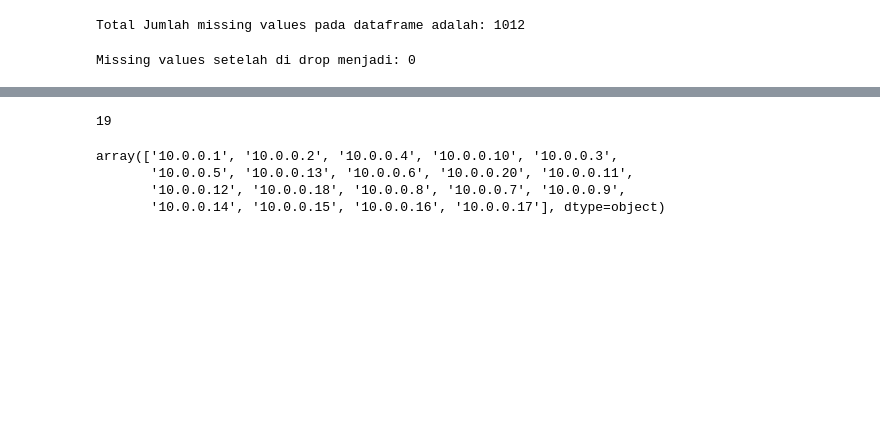
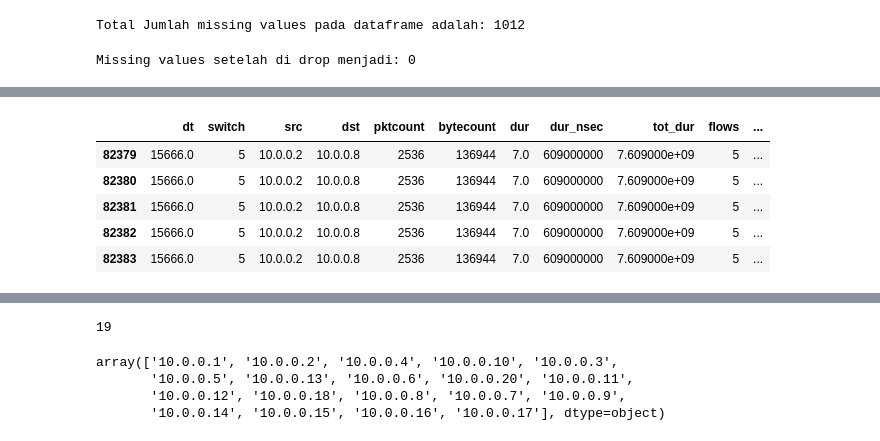
Before and after one commit to andiubaid09/Exploratory-Data-Analysis, a Jupyter notebook: Network Flow IoT/eda_network-flow.ipynb, the cells around one changed output, grey strips where cells are left out. Drawn from its saved outputs; the diff is of its cells as text; code cells hidden in the pictures; blank space fills up the shorter version.

```diff
--- a/Network Flow IoT/eda_network-flow.ipynb
+++ b/Network Flow IoT/eda_network-flow.ipynb
@@ -131,0 +108,10 @@ Jumlah min pada kolom dt adalah:
+# %%
+# Nilai minimum pktperflow
+df[df['pktperflow']== -130933.000000]
+# %% [output]
+|  | dt | switch | src | dst | pktcount | bytecount | dur | dur_nsec | tot_dur | flows | ... |
+| 82379 | 15666.0 | 5 | 10.0.0.2 | 10.0.0.8 | 2536 | 136944 | 7.0 | 609000000 | 7.609000e+09 | 5 | ... |
+| 82380 | 15666.0 | 5 | 10.0.0.2 | 10.0.0.8 | 2536 | 136944 | 7.0 | 609000000 | 7.609000e+09 | 5 | ... |
+| 82381 | 15666.0 | 5 | 10.0.0.2 | 10.0.0.8 | 2536 | 136944 | 7.0 | 609000000 | 7.609000e+09 | 5 | ... |
+| 82382 | 15666.0 | 5 | 10.0.0.2 | 10.0.0.8 | 2536 | 136944 | 7.0 | 609000000 | 7.609000e+09 | 5 | ... |
+| 82383 | 15666.0 | 5 | 10.0.0.2 | 10.0.0.8 | 2536 | 136944 | 7.0 | 609000000 | 7.609000e+09 | 5 | ... |
```
Also changed, not shown: parts of 7 cells of this notebook.
